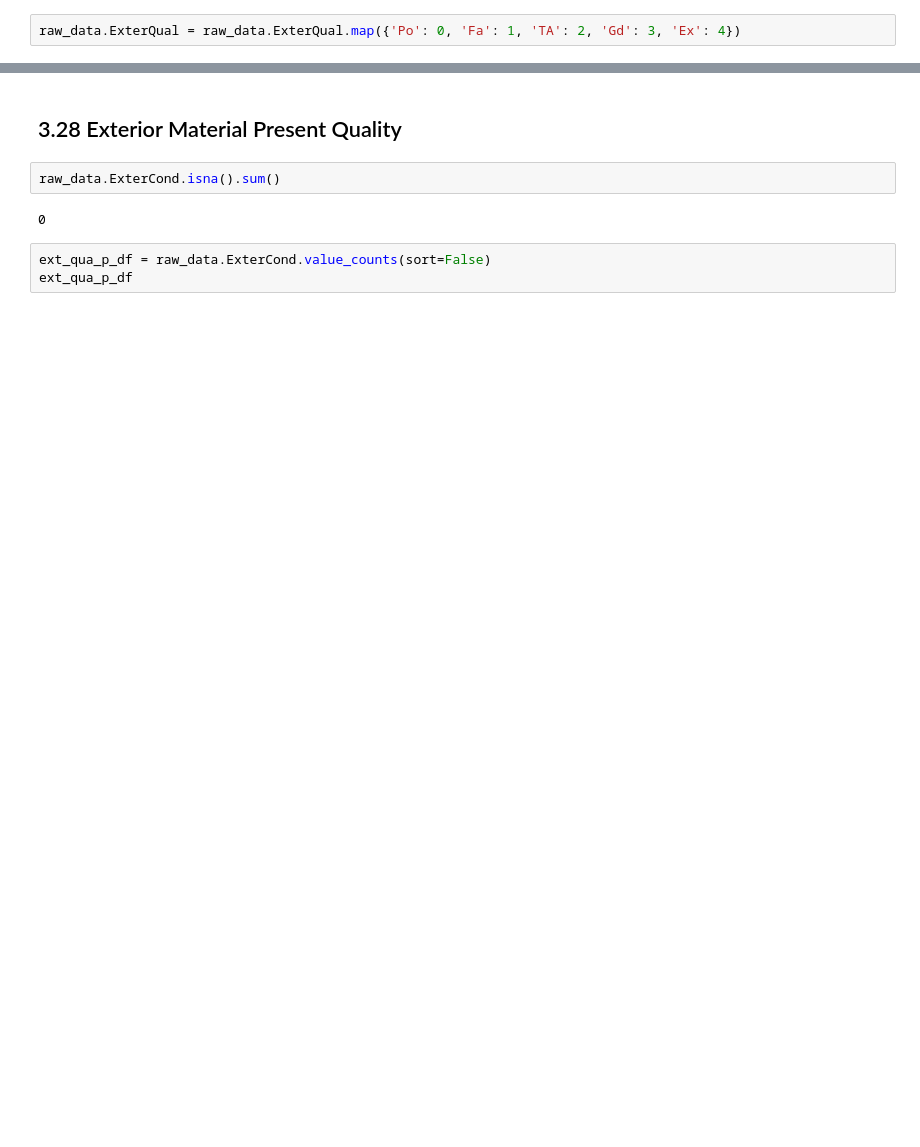
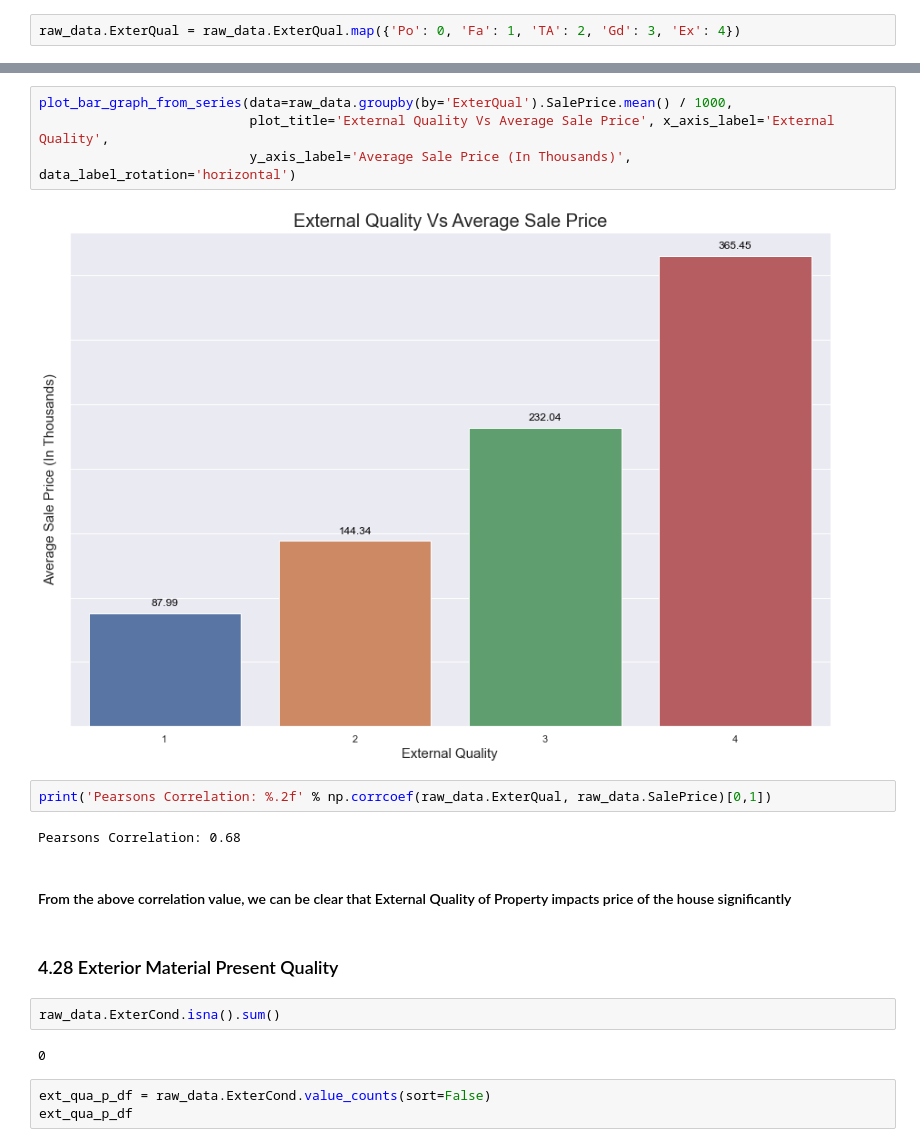
Before and after one commit to akshaykadam100/Housing-Price-Calculator, a Jupyter notebook: V1.ipynb, the cells around one changed output, grey strips where cells are left out. Saved outputs shown, nothing was run; the diff lists cells and outputs as text; blank space fills up the shorter version.

```diff
--- a/V1.ipynb
+++ b/V1.ipynb
@@ -901,6 +941,18 @@ raw_data.ExterQual.value_counts(sort=False)
 Name: ExterQual, dtype: int64
+# %%
+plot_bar_graph_from_series(data=raw_data.groupby(by='ExterQual').SalePrice.mean() / 1000,
+                           plot_title='External Quality Vs Average Sale Price', x_axis_label='External Quality',
+                           y_axis_label='Average Sale Price (In Thousands)', data_label_rotation='horizontal')
+# %% [output]
+[figure, added]
+# %%
+print('Pearsons Correlation: %.2f' % np.corrcoef(raw_data.ExterQual, raw_data.SalePrice)[0,1])
+# %% [output]
+Pearsons Correlation: 0.68
+# %% [markdown]
+#### From the above correlation value, we can be clear that External Quality of Property impacts price of the house significantly
 # %% [markdown]
-## 3.28 Exterior Material Present Quality
+### 4.28 Exterior Material Present Quality
 # %%
 raw_data.ExterCond.isna().sum()
 # %% [output]
```
Also changed, not shown: parts of 116 cells of this notebook, 3 other files.
